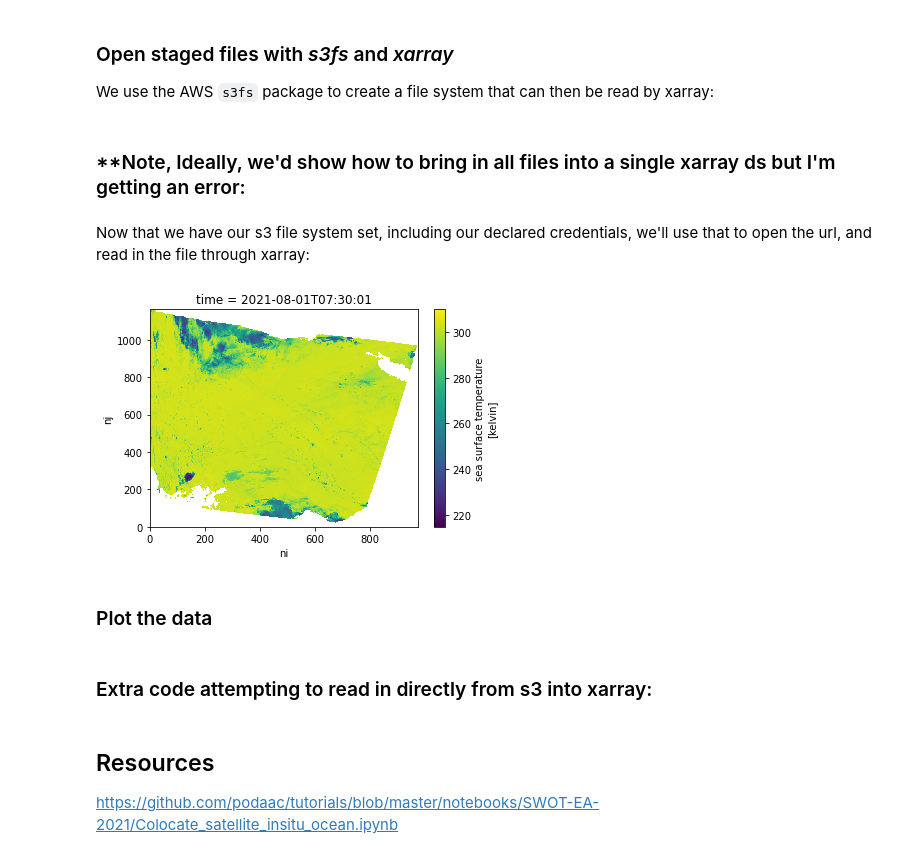
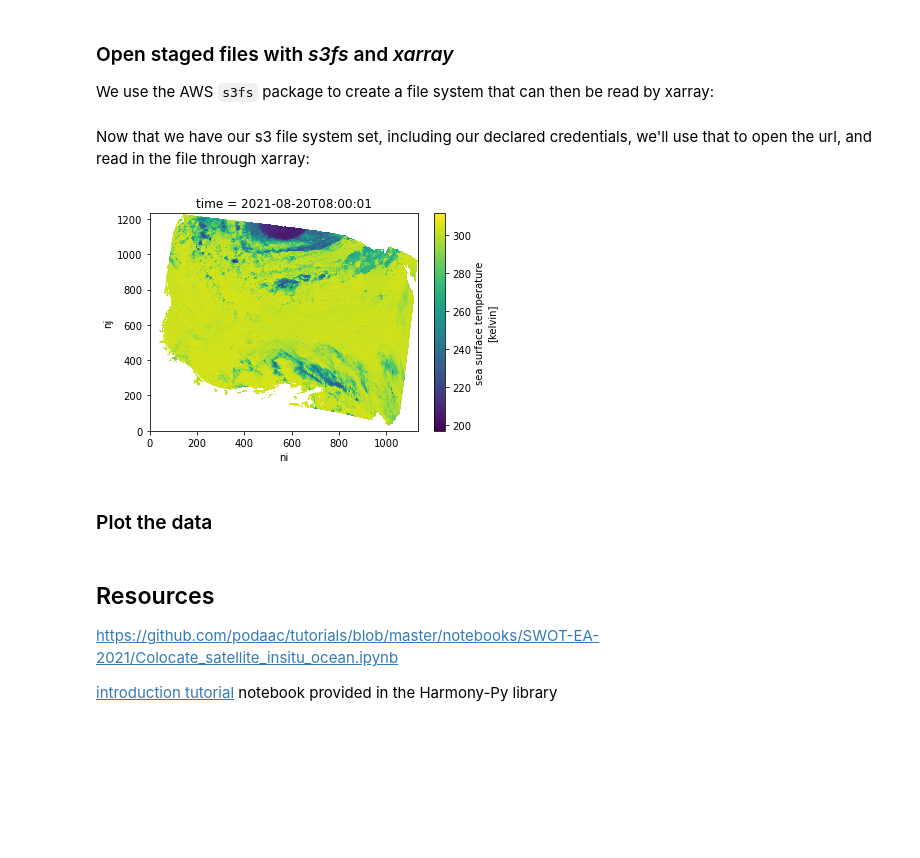
Before and after one commit to NASA-Openscapes/2021-Cloud-Hackathon, a Jupyter notebook: tutorials/07_Harmony_Subsetting.ipynb, the cells around one changed output. Cells and saved outputs as stored; diff of their text form; code cells hidden in the pictures; blank space fills up the shorter version.

```diff
--- a/tutorials/07_Harmony_Subsetting.ipynb
+++ b/tutorials/07_Harmony_Subsetting.ipynb
@@ -297,15 +296,11 @@ We will search over the Gulf of Mexico during the period 1 Aug 2020 to 1 Nov 202
 # %%
 request = Request(
     collection=Collection(id=short_name),
-#    spatial=BBox(60,-45.75,90,-45), # bounding box example that can be used as an alternative to shapefile input
-    spatial=BBox(-97.77667,21.20806,-83.05197,30.16605), # bounding box example that can be used as an alternative to shapefile input
+    spatial=BBox(-97.77667,21.20806,-83.05197,30.16605),
     temporal={
-        # 'start': dt.datetime(2021, 11, 1),
-        # 'stop': dt.datetime(2021, 11, 2),
-        'start': dt.datetime(2021, 8, 1),
-        'stop': dt.datetime(2021, 8, 2),
+        'start': dt.datetime(2021, 8, 20),
+        'stop': dt.datetime(2021, 8, 21),
     },
-    # variables=variables,
 )
 # %% [markdown]
 ### Check Request validity
@@ -413,8 +408,6 @@ s3_fs = s3fs.S3FileSystem(
     token=creds['aws_session_token'],
     client_kwargs={'region_name':'us-west-2'},
 )
-# %% [markdown]
-### **Note, Ideally, we'd show how to bring in all files into a single xarray ds but I'm getting an error:
 # %%
 # # Iterate through remote_files to create a fileset
 # fileset = [s3_fs.open(file) for file in urls]
@@ -423,13 +416,12 @@ s3_fs = s3fs.S3FileSystem(
 # %% [markdown]
 Now that we have our s3 file system set, including our declared credentials, we'll use that to open the url, and read in the file through xarray:
 # %%
-f = s3_fs.open(url, mode='rb')
-# ds = xr.open_dataset(f, decode_cf=False)
+f = s3_fs.open(url)
 ds = xr.open_dataset(f)
 ds.sea_surface_temperature.plot()
 f.close()
 # %% [output]
-[figure, old version]
+[figure, new version]
 # %% [markdown]
 ### Plot the data
 # %%
@@ -460,5 +452,3 @@ f.close()
 #         continue
 #         #ds[xvar].astype('timedelta64[D]').plot(ax=axes[int(count/3)][count%3])
 #     ds[xvar].plot(ax=axes[int(count/3)][count%3])
-# %% [markdown]
-### Extra code attempting to read in directly from s3 into xarray:
@@ -471,3 +456,5 @@ f.close()
 ## Resources
 
 https://github.com/podaac/tutorials/blob/master/notebooks/SWOT-EA-2021/Colocate_satellite_insitu_ocean.ipynb
+
+[introduction tutorial](https://github.com/nasa/harmony-py/blob/main/examples/intro_tutorial.ipynb) notebook provided in the Harmony-Py library
```
Also changed, not shown: parts of 11 cells of this notebook, 1 other file.
